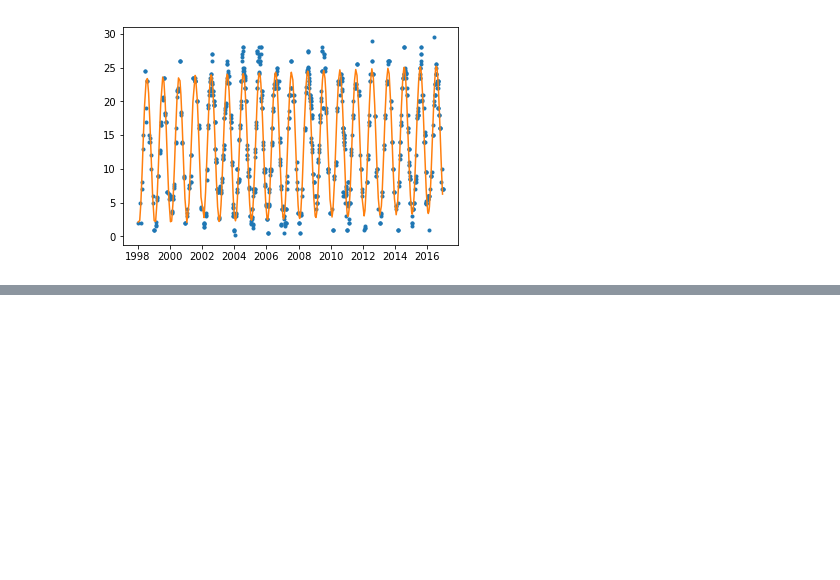
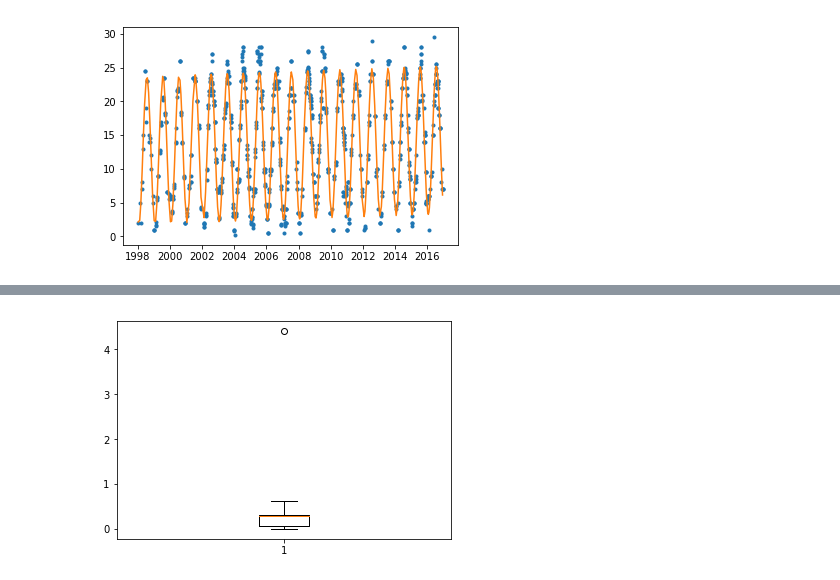
Before and after one commit to iDataVisualizationLab/VAST2018, a Jupyter notebook: mc2/MC2DataExploration.ipynb, the cells around one changed output, grey strips where cells are left out. Cells and saved outputs as stored; diff of their text form; code cells hidden in the pictures; blank space fills up the shorter version.

```diff
--- a/mc2/MC2DataExploration.ipynb
+++ b/mc2/MC2DataExploration.ipynb
@@ -217,0 +268,4 @@ pylab.show()
+# %%
+r = pylab.boxplot(boonsri_Methylosmoline_value)
+# %% [output]
+[figure, added]
```
Also changed, not shown: parts of 15 cells of this notebook, 9 other files.
